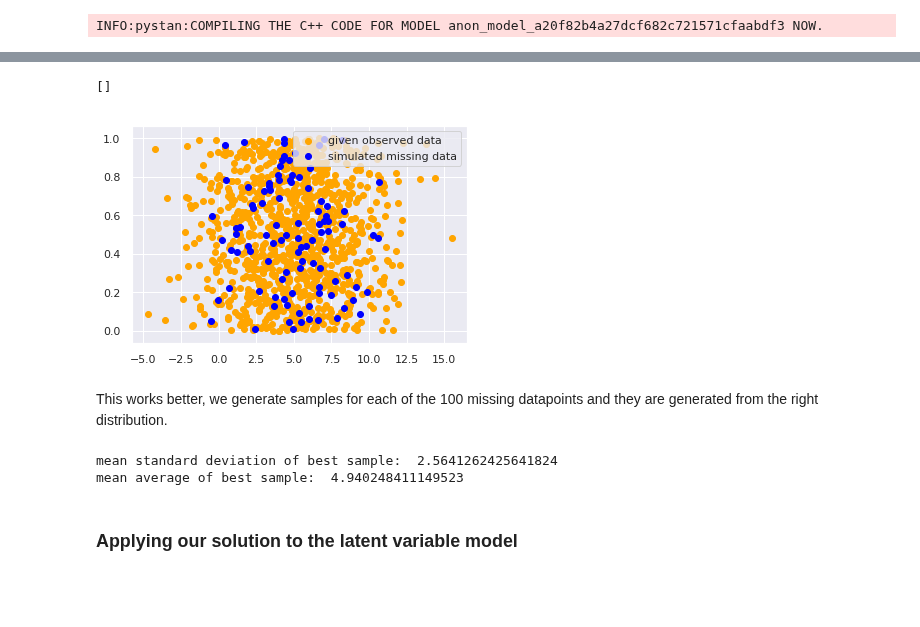
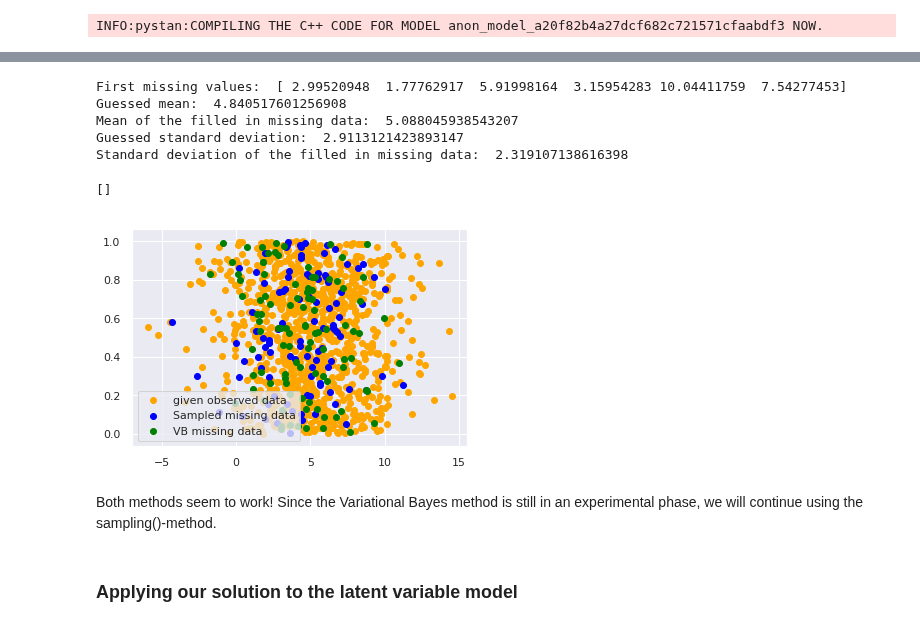
Before and after one commit to tobias-beers/RNA_visualization, a Jupyter notebook: Code/PyStan/PPCA-part2.ipynb, the cells around one changed output, grey strips where cells are left out. Saved outputs shown, nothing was run; the diff lists cells and outputs as text; code cells hidden in the pictures; blank space fills up the shorter version.

Commit message:
evaluated variational bayes method

```diff
--- a/Code/PyStan/PPCA-part2.ipynb
+++ b/Code/PyStan/PPCA-part2.ipynb
@@ -327,0 +307,19 @@ best_ind = np.where(b['lp__']==max(b['lp__']))[0][0]
+# %%
+info = miss.vb(data=md_dat)
+
+df = pd.read_csv(info['args']['sample_file'].decode('ascii'), comment='#').dropna()
+# best = df.iloc[0]
+
+scores = list(df['log_p__'])
+scores.sort(reverse=True)
+best = df[df['log_p__']==scores[1]].iloc[0]
+
+mu_sim = float(best['mu'])
+y_sim_vb = np.array(best[best.index.str.startswith('y_mis')])
+sigma_sim = float(best['sigma'])
+
+print('First missing values: ', y_sim_vb[:6])
+print('Guessed mean: ', np.mean(y_sim_vb))
+print('Mean of the filled in missing data: ', mu_sim)
+print('Guessed standard deviation: ', sigma_sim)
+print('Standard deviation of the filled in missing data: ', np.std(y_sim_vb))
@@ -328,19 +334,35 @@ best_ind = np.where(b['lp__']==max(b['lp__']))[0][0]
+# %%
+fit = miss.sampling(data = md_dat, iter=1000, chains=1)
+b = fit.extract()
+
+best_ind = np.where(b['lp__']==max(b['lp__']))[0][0]
+
+y_sim = b['y_mis'][best_ind]
+mu_sim = b['mu'][best_ind]
+sigma_sim = b['sigma'][best_ind]
+
+print('First missing values: ', y_sim[:6])
+print('Guessed mean: ', np.mean(y_sim))
+print('Mean of the filled in missing data: ', mu_sim)
+print('Guessed standard deviation: ', sigma_sim)
+print('Standard deviation of the filled in missing data: ', np.std(y_sim))
+# %% [output]
+First missing values:  [ 2.99520948  1.77762917  5.91998164  3.15954283 10.04411759  7.54277453]
+Guessed mean:  4.840517601256908
+Mean of the filled in missing data:  5.088045938543207
+Guessed standard deviation:  2.9113121423893147
+Standard deviation of the filled in missing data:  2.319107138616398
 # %%
 plt.scatter(a, np.random.uniform(size=N_obs), color='orange', label='given observed data')
-plt.scatter(b['y_mis'][best_ind,:], np.random.uniform(size=N_mis), color='blue', label='simulated missing data')
+plt.scatter(y_sim, np.random.uniform(size=N_mis), color='blue', label='Sampled missing data')
+plt.scatter(y_sim_vb, np.random.uniform(size=N_mis), color='green', label='VB missing data')
 plt.legend()
 plt.plot()
 # %% [output]
 []
-[figure, old version]
+[figure, new version]
-# %% [markdown]
-This works better, we generate samples for each of the 100 missing datapoints and they are generated from the right distribution.
-# %%
-print('mean standard deviation of best sample: ', np.std(b['y_mis'][best_ind]))
-print('mean average of best sample: ', np.mean(b['y_mis'][best_ind,:]))
-# %% [output]
-mean standard deviation of best sample:  2.5641262425641824
-mean average of best sample:  4.940248411149523
+# %% [markdown]
+Both methods seem to work! Since the Variational Bayes method is still in an experimental phase, we will continue using the sampling()-method.
 # %% [markdown]
 ### Applying our solution to the latent variable model
 # %% [markdown]
```
Also changed, not shown: parts of 8 cells of this notebook.
